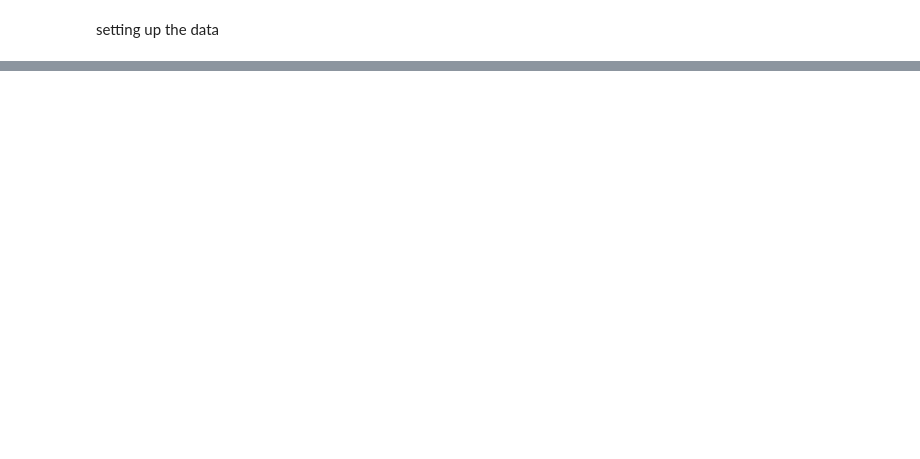
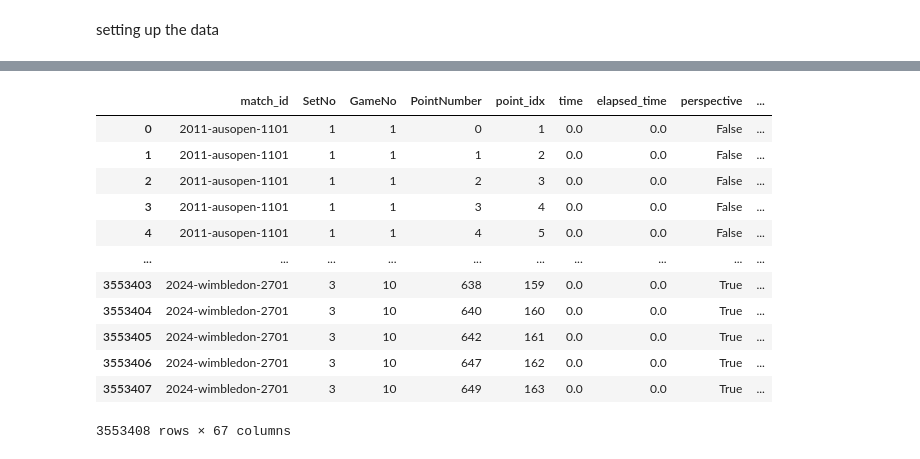
Before and after one commit to s-h-a-n-i-l/tennis_ml, a Jupyter notebook: data_processing.ipynb, the cells around one changed output, grey strips where cells are left out. Cells and saved outputs as stored; diff of their text form; code cells hidden in the pictures; blank space fills up the shorter version.

```diff
--- a/data_processing.ipynb
+++ b/data_processing.ipynb
@@ -313,3 +658,5 @@ for j in tqdm.tqdm(files):
         a = (games[games['match_id'] == i])
         name = i.replace('-', '_')
         build_match_state_panel(a).to_parquet(f"data/matches/{name}.parquet", index=False)
+# %%
+data = load_training_dataframe("data/matches")
@@ -315,0 +665,16 @@ for j in tqdm.tqdm(files):
+# %%
+data
+# %% [output]
+|  | match_id | SetNo | GameNo | PointNumber | point_idx | time | elapsed_time | perspective | ... |
+| 0 | 2011-ausopen-1101 | 1 | 1 | 0 | 1 | 0.0 | 0.0 | False | ... |
+| 1 | 2011-ausopen-1101 | 1 | 1 | 1 | 2 | 0.0 | 0.0 | False | ... |
+| 2 | 2011-ausopen-1101 | 1 | 1 | 2 | 3 | 0.0 | 0.0 | False | ... |
+| 3 | 2011-ausopen-1101 | 1 | 1 | 3 | 4 | 0.0 | 0.0 | False | ... |
+| 4 | 2011-ausopen-1101 | 1 | 1 | 4 | 5 | 0.0 | 0.0 | False | ... |
+| ... | ... | ... | ... | ... | ... | ... | ... | ... | ... |
+| 3553403 | 2024-wimbledon-2701 | 3 | 10 | 638 | 159 | 0.0 | 0.0 | True | ... |
+| 3553404 | 2024-wimbledon-2701 | 3 | 10 | 640 | 160 | 0.0 | 0.0 | True | ... |
+| 3553405 | 2024-wimbledon-2701 | 3 | 10 | 642 | 161 | 0.0 | 0.0 | True | ... |
+| 3553406 | 2024-wimbledon-2701 | 3 | 10 | 647 | 162 | 0.0 | 0.0 | True | ... |
+| 3553407 | 2024-wimbledon-2701 | 3 | 10 | 649 | 163 | 0.0 | 0.0 | True | ... |
+3553408 rows × 67 columns
```
Also changed, not shown: parts of 5 cells of this notebook, 55 other files.
